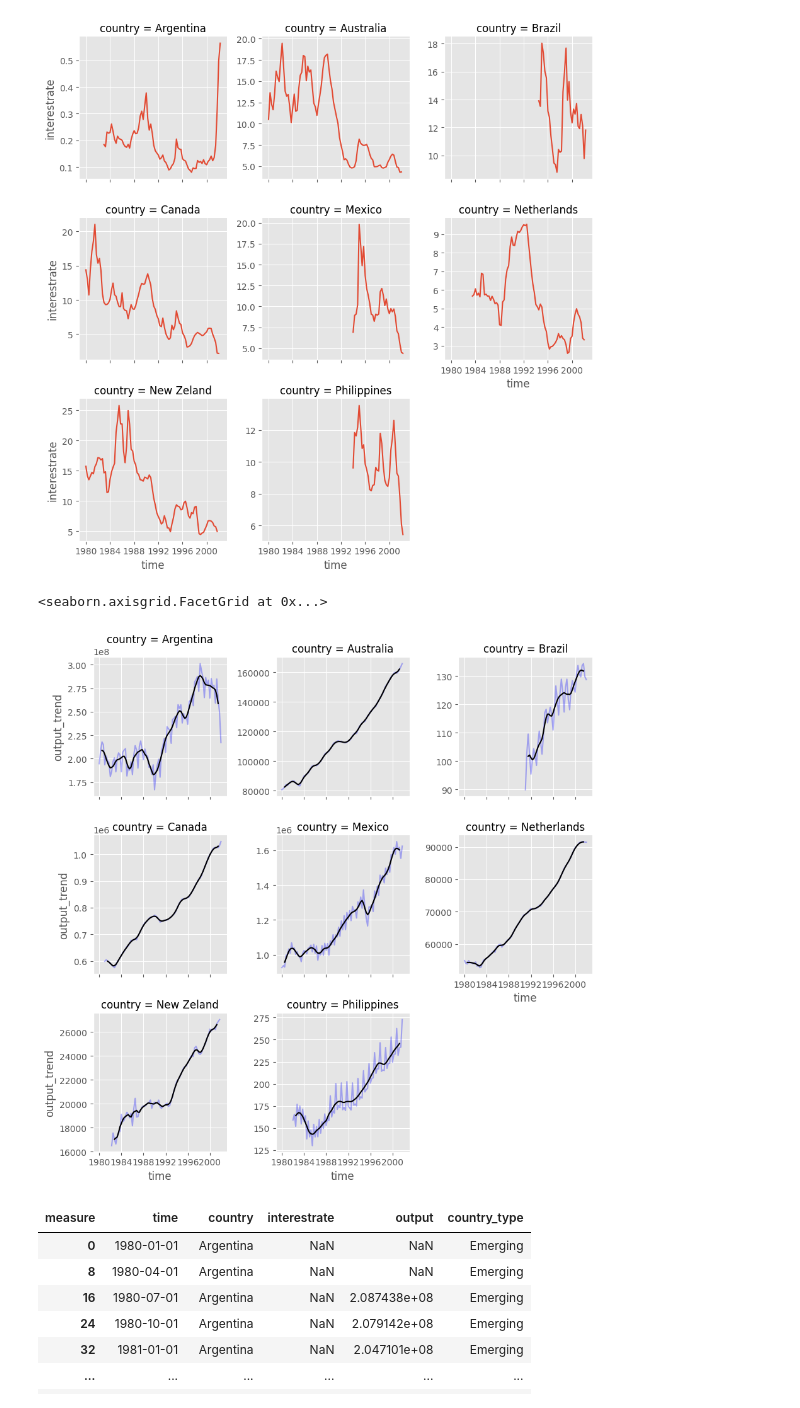
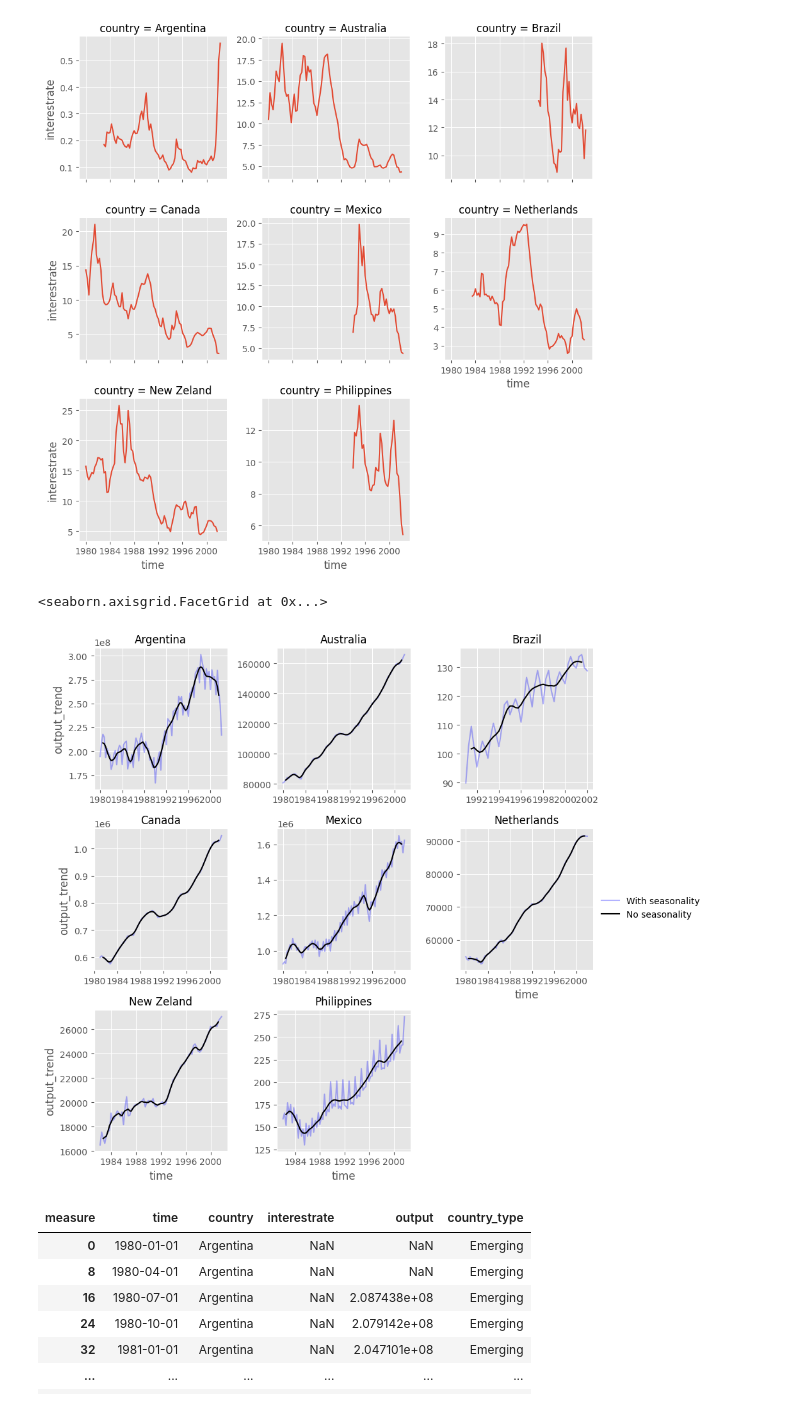
Before and after one commit to mjv2146/interest-rates-emerging-markets, a Jupyter notebook: notebooks/nperri.ipynb, the cells around one changed output. Cells and saved outputs as stored; diff of their text form; code cells hidden in the pictures.

```diff
--- a/notebooks/nperri.ipynb
+++ b/notebooks/nperri.ipynb
@@ -129,7 +129,7 @@ array(['Argentina', 'Australia', 'Brazil', 'Canada', 'Mexico',
 # %%
 df.country_type = ''
 emerging = ['Argentina', 'Brazil', 'Mexico', 'Philippines']
-developed = ['Australia', 'Canada', 'netherlands', 'New Zeland']
+developed = ['Australia', 'Canada', 'Netherlands', 'New Zeland']
 df.loc[df.country.isin(emerging), 'country_type'] = 'Emerging'
 df.loc[df.country.isin(developed), 'country_type'] = 'Developed'
 # %%
@@ -163,12 +163,14 @@ def get_seasonal(x):
     return trend_out
 df['output_trend'] = df.groupby('country')['output'].transform(get_seasonal)
 # %%
-g = sns.FacetGrid(data=df, col='country', col_wrap=3, sharex=True, sharey=False)
-g.map_dataframe(sns.lineplot, x='time', y='output', alpha=0.3, label='with seasonality', color='blue')
-g.map_dataframe(sns.lineplot, x='time', y='output_trend', color='black')
+g = sns.FacetGrid(data=df, col='country', col_wrap=3, sharex=False, sharey=False)
+g.map_dataframe(sns.lineplot, x='time', y='output', alpha=0.3, label='With seasonality', color='blue')
+g.map_dataframe(sns.lineplot, x='time', y='output_trend', label='No seasonality', color='black')
+g.set_titles('{col_name}')
+g.add_legend()
 # %% [output]
 <seaborn.axisgrid.FacetGrid at 0x...>
-[figure, old version]
+[figure, new version]
 # %%
 swap_seasonal = ['Argentina', 'Brazil', 'Mexico', 'Philippines']
 needs_seasonal = df.country.isin(swap_seasonal)
```
Also changed, not shown: parts of 9 cells of this notebook, 7 other files.
